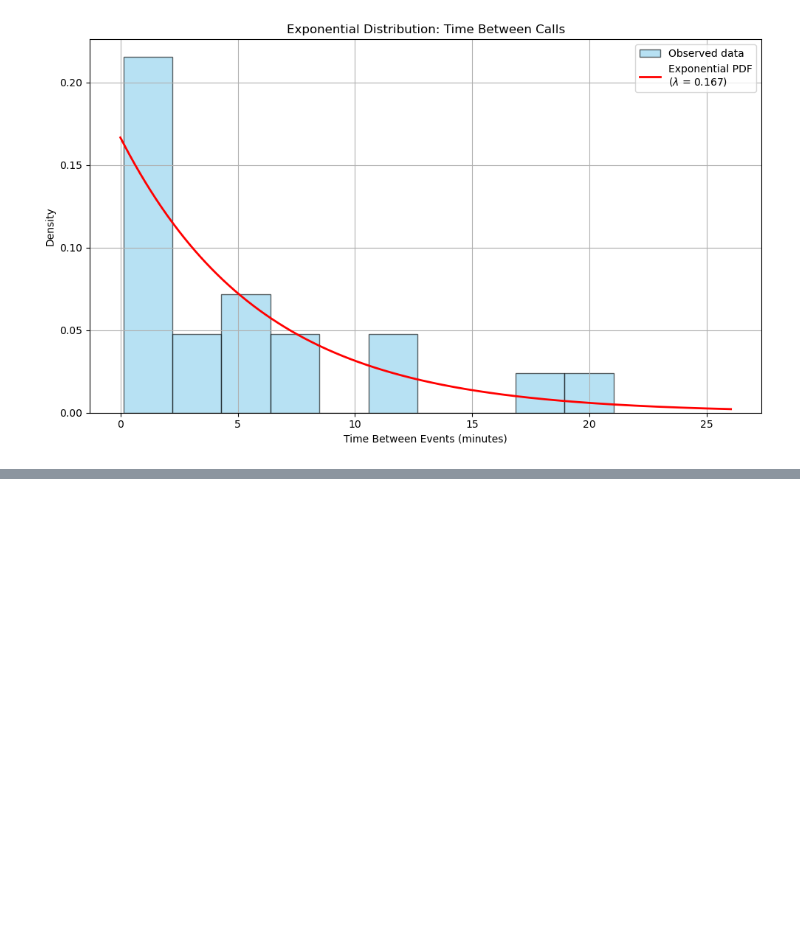
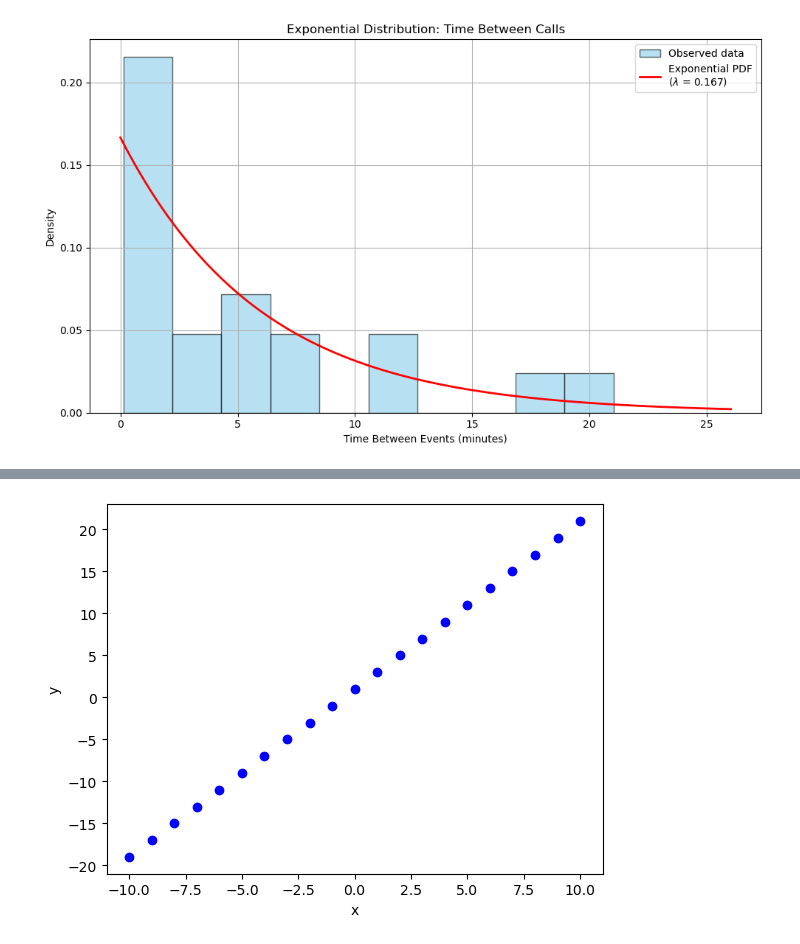
Before and after one commit to proarcherdemo/PythonTraining, a Jupyter notebook: 13. datascience/matplotlib_visualization.ipynb, the cells around one changed output, grey strips where cells are left out. Saved outputs shown, nothing was run; the diff lists cells and outputs as text; code cells hidden in the pictures; blank space fills up the shorter version.

```diff
--- a/13. datascience/matplotlib_visualization.ipynb
+++ b/13. datascience/matplotlib_visualization.ipynb
@@ -551,0 +602,18 @@ plt.show()
+# %%
+import matplotlib.pyplot as plt
+
+# Whole number x-values from -10 to 10
+x = list(range(-10, 11))
+
+# Compute y-values using the equation y = 2x + 1
+y = [2 * i + 1 for i in x]
+
+# Plotting markers only
+plt.plot(x, y, marker='o', linestyle='None', color='blue', label='y = 2x + 1')
+plt.xlabel('x')
+plt.ylabel('y')
+#plt.axhline(0, color='gray', linewidth=0.5)
+#plt.axvline(0, color='gray', linewidth=0.5)
+plt.show()
+# %% [output]
+[figure, added]
```
Also changed, not shown: parts of 12 cells of this notebook, 11 other files.
